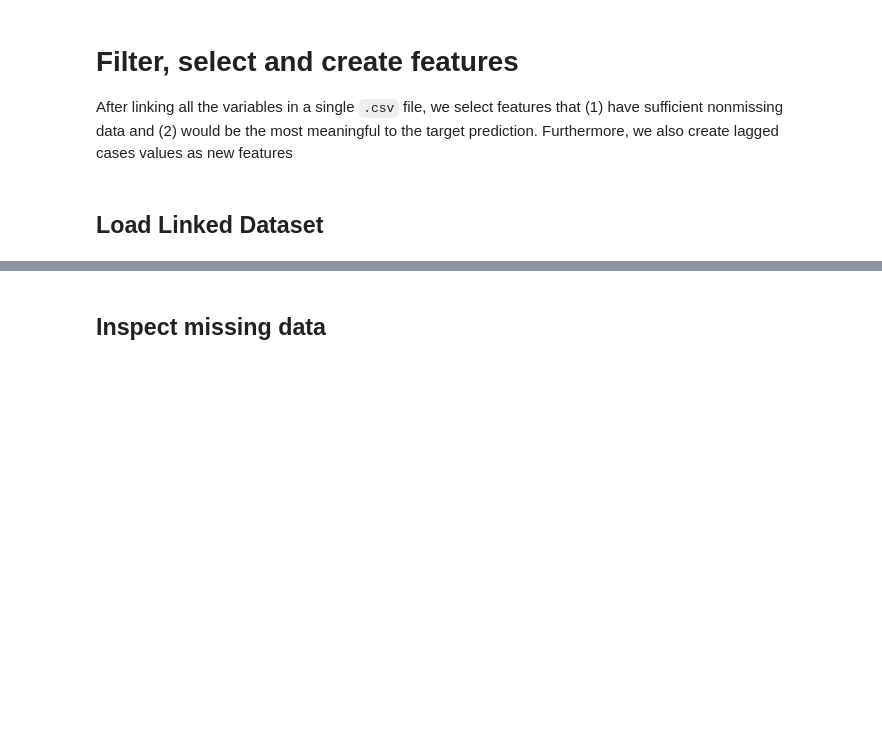
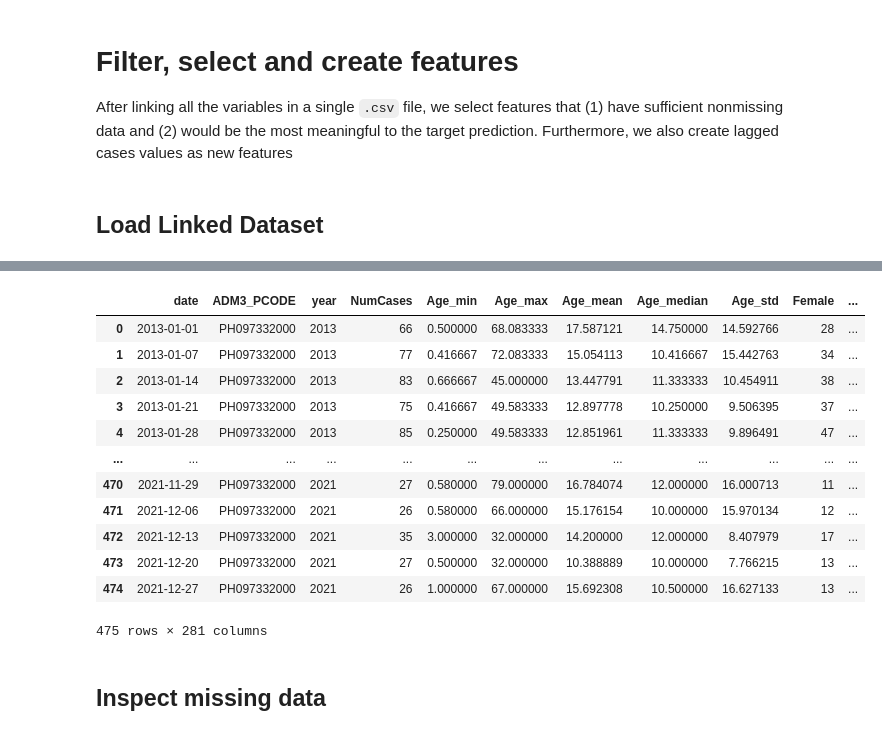
Before and after one commit to thinkingmachines/project-cchain, a Jupyter notebook: notebooks/baseline-model/03-filter-select-create-features.ipynb, the cells around one changed output, grey strips where cells are left out. Saved outputs shown, nothing was run; the diff lists cells and outputs as text; code cells hidden in the pictures; blank space fills up the shorter version.

```diff
--- a/notebooks/baseline-model/03-filter-select-create-features.ipynb
+++ b/notebooks/baseline-model/03-filter-select-create-features.ipynb
@@ -25,8 +25,24 @@ linked_df.head()
 # %%
 linked_df["date"] = pd.to_datetime(linked_df["start_of_week"])
-linked_df = linked_df.sort_values(by=["date","ADM4_PCODE"])
+linked_df = linked_df.sort_values(by=["date"])
 linked_df = linked_df.drop(columns=["start_of_week"])
-linked_df = linked_df[['date']+linked_df.columns.tolist()[:-1]]
+linked_df = linked_df[["date"] + linked_df.columns.tolist()[:-1]]
+# %%
+linked_df
+# %% [output]
+|  | date | ADM3_PCODE | year | NumCases | Age_min | Age_max | Age_mean | Age_median | Age_std | Female | ... |
+| 0 | 2013-01-01 | PH097332000 | 2013 | 66 | 0.500000 | 68.083333 | 17.587121 | 14.750000 | 14.592766 | 28 | ... |
+| 1 | 2013-01-07 | PH097332000 | 2013 | 77 | 0.416667 | 72.083333 | 15.054113 | 10.416667 | 15.442763 | 34 | ... |
+| 2 | 2013-01-14 | PH097332000 | 2013 | 83 | 0.666667 | 45.000000 | 13.447791 | 11.333333 | 10.454911 | 38 | ... |
+| 3 | 2013-01-21 | PH097332000 | 2013 | 75 | 0.416667 | 49.583333 | 12.897778 | 10.250000 | 9.506395 | 37 | ... |
+| 4 | 2013-01-28 | PH097332000 | 2013 | 85 | 0.250000 | 49.583333 | 12.851961 | 11.333333 | 9.896491 | 47 | ... |
+| ... | ... | ... | ... | ... | ... | ... | ... | ... | ... | ... | ... |
+| 470 | 2021-11-29 | PH097332000 | 2021 | 27 | 0.580000 | 79.000000 | 16.784074 | 12.000000 | 16.000713 | 11 | ... |
+| 471 | 2021-12-06 | PH097332000 | 2021 | 26 | 0.580000 | 66.000000 | 15.176154 | 10.000000 | 15.970134 | 12 | ... |
+| 472 | 2021-12-13 | PH097332000 | 2021 | 35 | 3.000000 | 32.000000 | 14.200000 | 12.000000 | 8.407979 | 17 | ... |
+| 473 | 2021-12-20 | PH097332000 | 2021 | 27 | 0.500000 | 32.000000 | 10.388889 | 10.000000 | 7.766215 | 13 | ... |
+| 474 | 2021-12-27 | PH097332000 | 2021 | 26 | 1.000000 | 67.000000 | 15.692308 | 10.500000 | 16.627133 | 13 | ... |
+475 rows × 281 columns
 # %% [markdown]
 ## Inspect missing data
 # %% [markdown]
```
Also changed, not shown: parts of 11 cells of this notebook.
